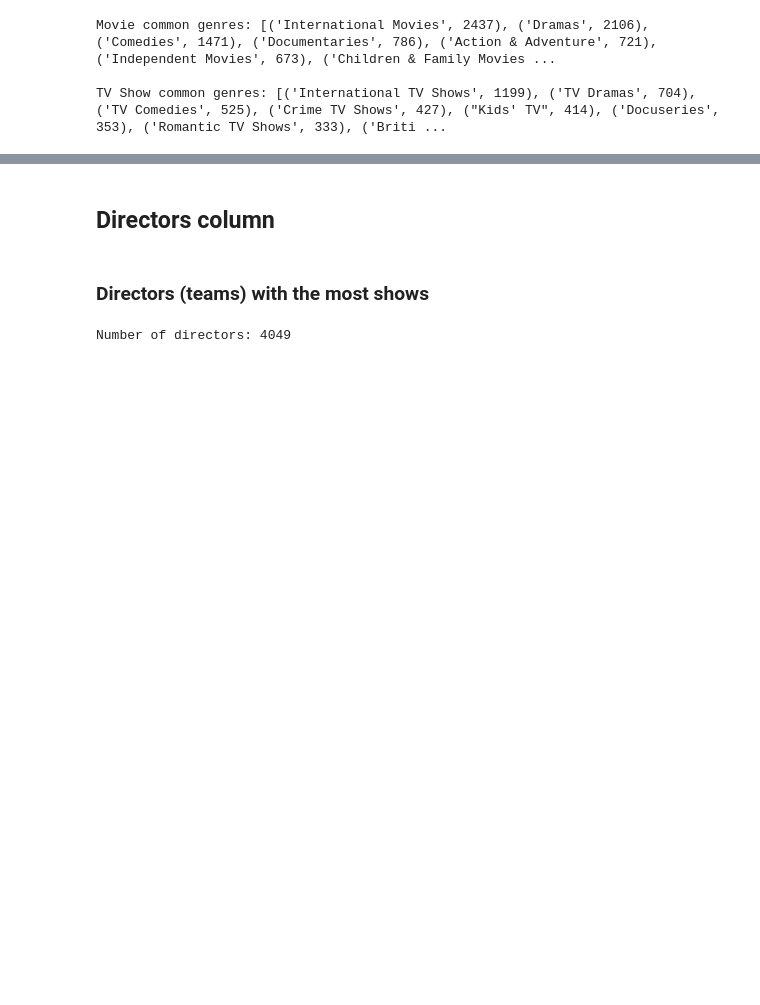
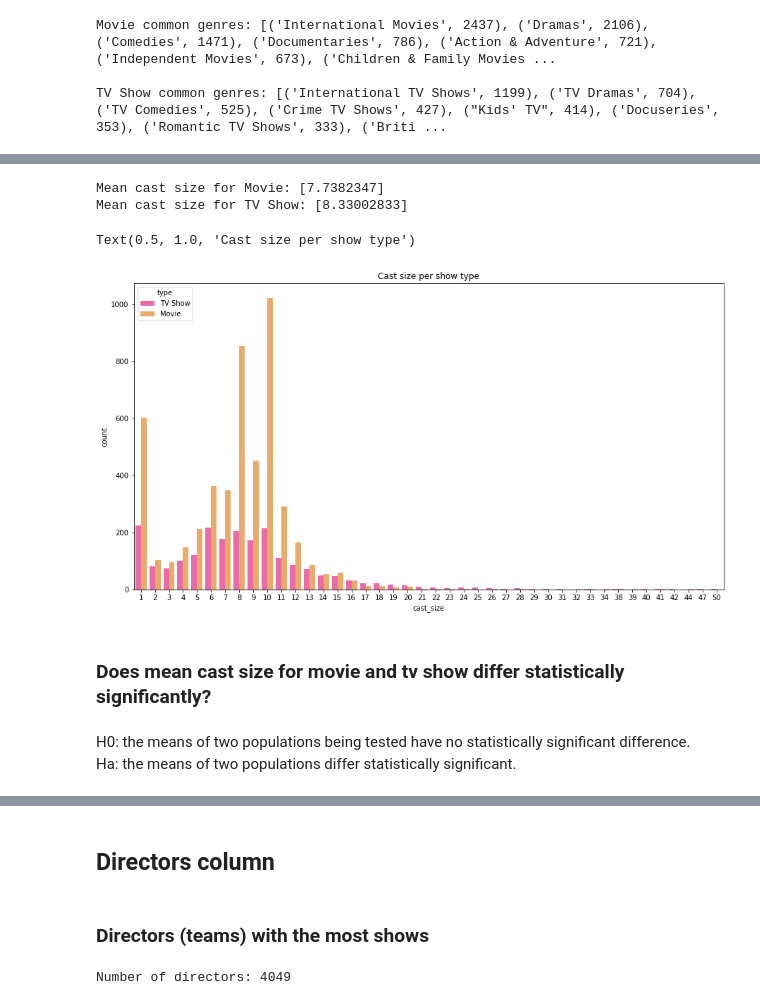
Before and after one commit to EvgeniiMaslov/python-playground, a Jupyter notebook: mini_projects/netflix_dataset_analysis/main.ipynb, the cells around one changed output, grey strips where cells are left out. Saved outputs shown, nothing was run; the diff lists cells and outputs as text; code cells hidden in the pictures; blank space fills up the shorter version.

```diff
--- a/mini_projects/netflix_dataset_analysis/main.ipynb
+++ b/mini_projects/netflix_dataset_analysis/main.ipynb
@@ -109,0 +132,19 @@ TV Show common genres: [('International TV Shows', 1199), ('TV Dramas', 704), ('
+# %%
+mean_cast = cast.groupby(by='type').agg({'cast_size':'mean'})
+
+for tp, size in zip(mean_cast.index, mean_cast.values):
+    print(f'Mean cast size for {tp}: {size}')
+
+plt.figure(figsize=(15, 8))
+ax = sns.countplot(data=cast, x='cast_size', hue='type', palette='spring')
+plt.title('Cast size per show type')
+# %% [output]
+Mean cast size for Movie: [7.7382347]
+Mean cast size for TV Show: [8.33002833]
+Text(0.5, 1.0, 'Cast size per show type')
+[figure, added]
+# %% [markdown]
+### Does mean cast size for movie and tv show differ statistically significantly?
+# %% [markdown]
+H0: the means of two populations being tested have no statistically significant difference. <br>
+Ha: the means of two populations differ statistically significant.
```
Also changed, not shown: parts of 43 cells of this notebook.
